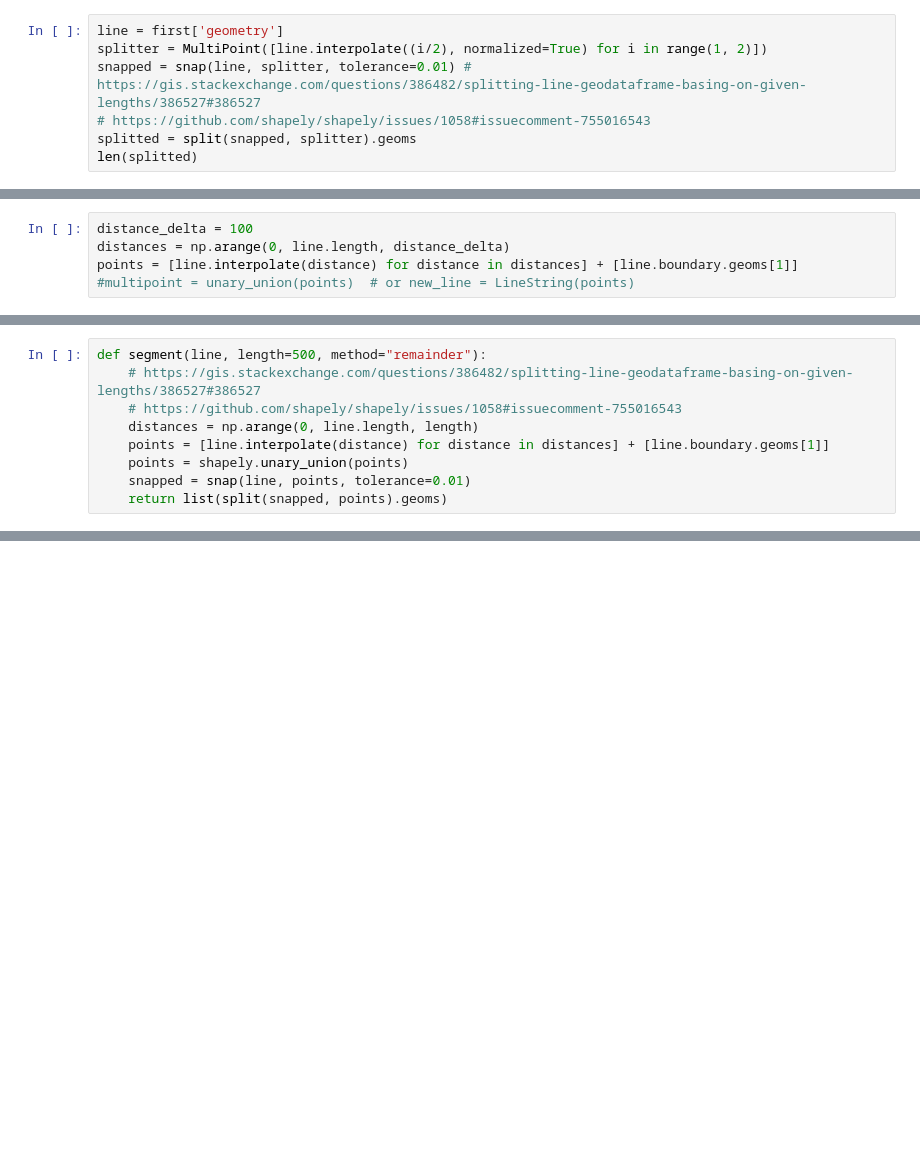
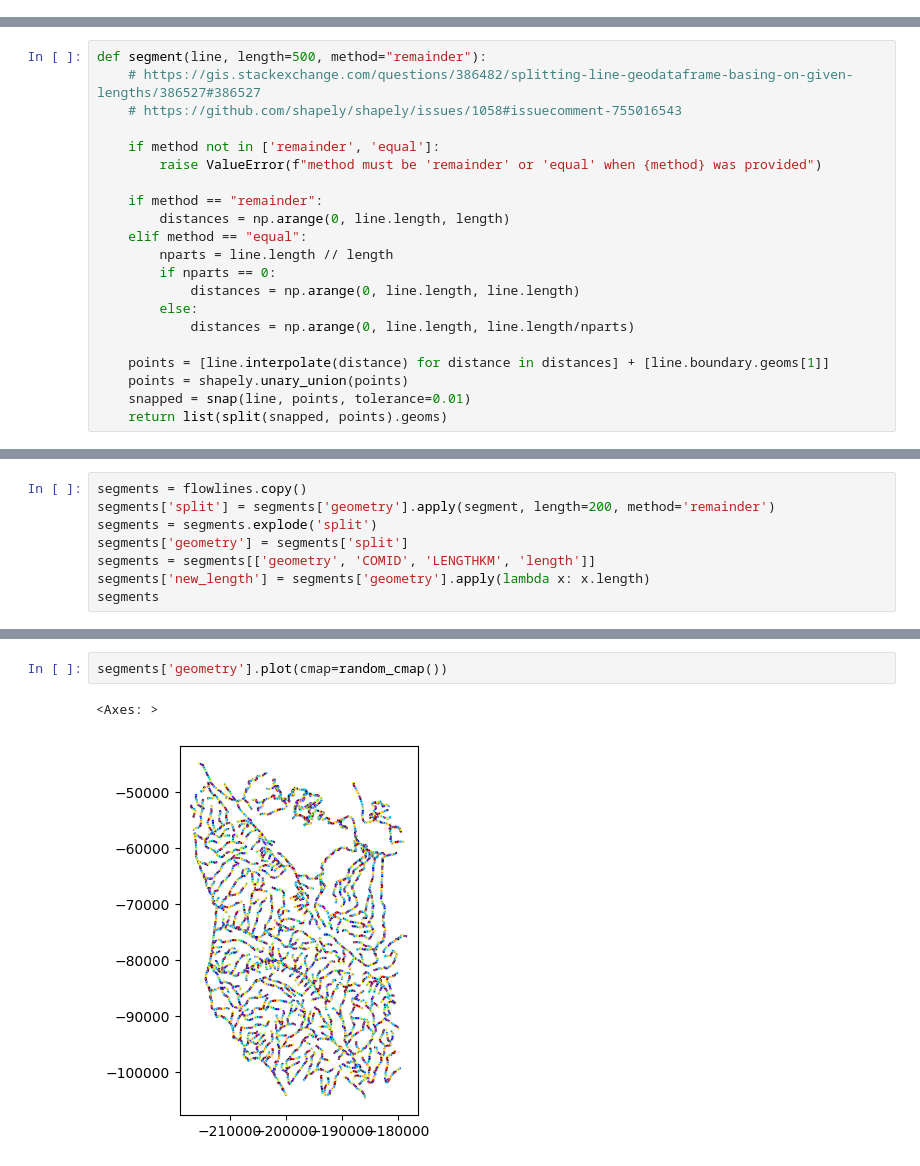
Before and after one commit to avkoehl/valleys, a Jupyter notebook: notebooks/split.ipynb, the cells around one changed output, grey strips where cells are left out. Cells and saved outputs as stored; diff of their text form; blank space fills up the shorter version.

```diff
--- a/notebooks/split.ipynb
+++ b/notebooks/split.ipynb
@@ -110,7 +44,0 @@ Name: 0, dtype: object
-# %%
-line = first['geometry']
-splitter = MultiPoint([line.interpolate((i/2), normalized=True) for i in range(1, 2)])
-snapped = snap(line, splitter, tolerance=0.01) # https://gis.stackexchange.com/questions/386482/splitting-line-geodataframe-basing-on-given-lengths/386527#386527
-# https://github.com/shapely/shapely/issues/1058#issuecomment-755016543
-splitted = split(snapped, splitter).geoms
-len(splitted)
@@ -138,5 +44,0 @@ line.length
-# %%
-distance_delta = 100
-distances = np.arange(0, line.length, distance_delta)
-points = [line.interpolate(distance) for distance in distances] + [line.boundary.geoms[1]]
-#multipoint = unary_union(points)  # or new_line = LineString(points)
@@ -161,7 +51,19 @@ shapely.geometry.multipoint.MultiPoint
 def segment(line, length=500, method="remainder"):
     # https://gis.stackexchange.com/questions/386482/splitting-line-geodataframe-basing-on-given-lengths/386527#386527
     # https://github.com/shapely/shapely/issues/1058#issuecomment-755016543
-    distances = np.arange(0, line.length, length)
+
+    if method not in ['remainder', 'equal']:
+        raise ValueError(f"method must be 'remainder' or 'equal' when {method} was provided")
+
+    if method == "remainder":
+        distances = np.arange(0, line.length, length)
+    elif method == "equal":
+        nparts = line.length // length
+        if nparts == 0:
+            distances = np.arange(0, line.length, line.length)
+        else:
+            distances = np.arange(0, line.length, line.length/nparts)
+
     points = [line.interpolate(distance) for distance in distances] + [line.boundary.geoms[1]]
     points = shapely.unary_union(points)
     snapped = snap(line, points, tolerance=0.01)
@@ -205,0 +71,8 @@ top.explode('segments')
+# %%
+segments = flowlines.copy()
+segments['split'] = segments['geometry'].apply(segment, length=200, method='remainder')
+segments = segments.explode('split')
+segments['geometry'] = segments['split']
+segments = segments[['geometry', 'COMID', 'LENGTHKM', 'length']]
+segments['new_length'] = segments['geometry'].apply(lambda x: x.length)
+segments
@@ -205,0 +93,5 @@ top.explode('segments')
+# %%
+segments['geometry'].plot(cmap=random_cmap())
+# %% [output]
+<Axes: >
+[figure, added]
```
Also changed, not shown: parts of 24 cells of this notebook.
